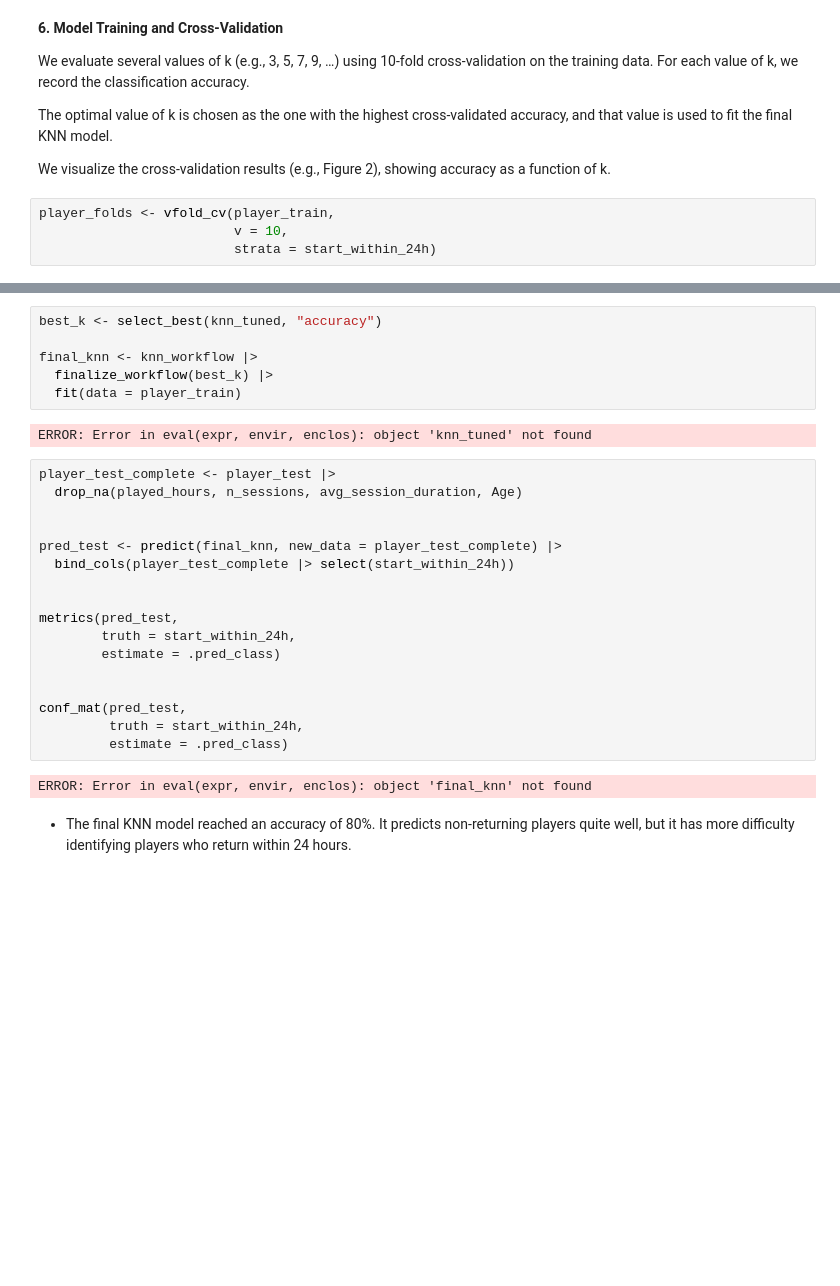
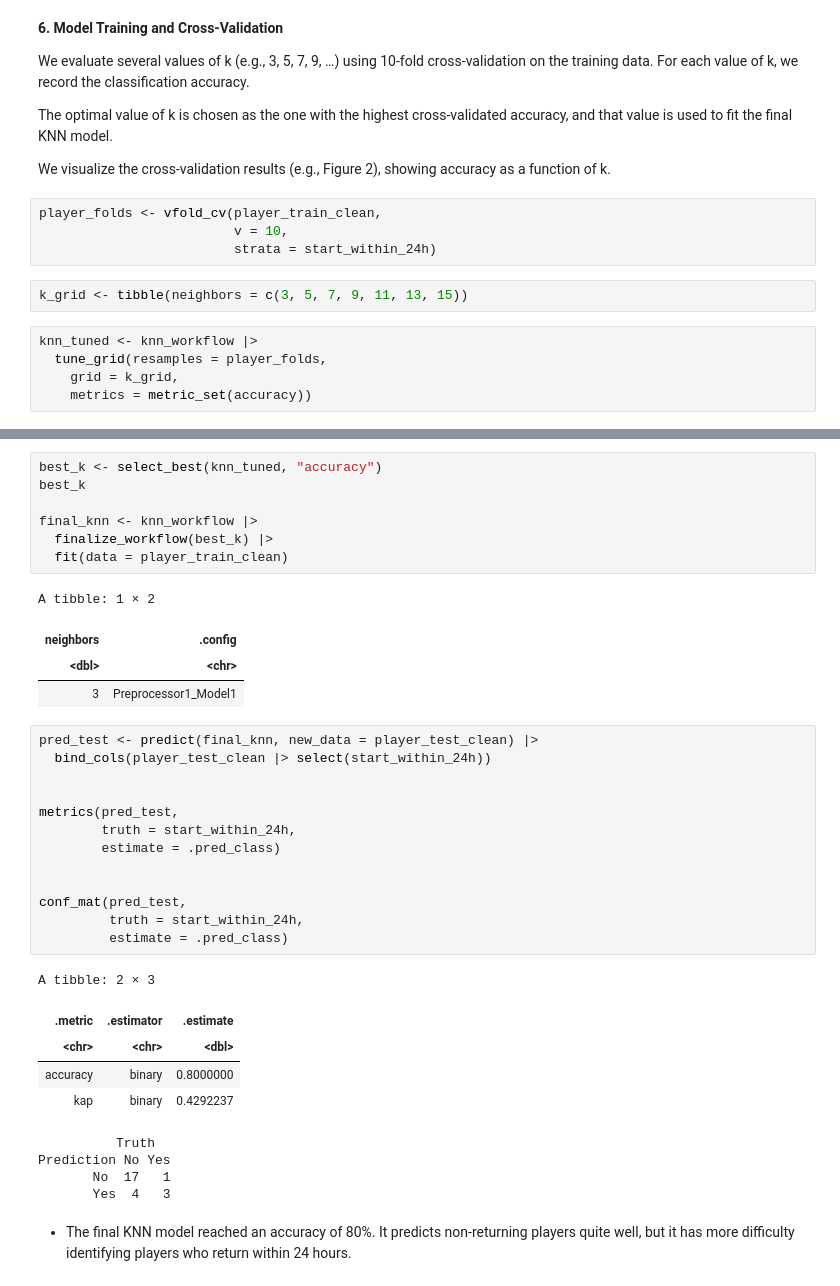
Before and after one commit to zzzlnn/dsci-100-group-project, a Jupyter notebook: DSCI100_Group_FinalProject.ipynb, the cells around one changed output, grey strips where cells are left out. Cells and saved outputs as stored; diff of their text form; blank space fills up the shorter version.

```diff
--- a/DSCI100_Group_FinalProject.ipynb
+++ b/DSCI100_Group_FinalProject.ipynb
@@ -327,9 +320,16 @@ The optimal value of k is chosen as the one with the highest cross-validated acc
 
 We visualize the cross-validation results (e.g., Figure 2), showing accuracy as a function of k.
 # %%
-player_folds <- vfold_cv(player_train,
+player_folds <- vfold_cv(player_train_clean,
                          v = 10,
                          strata = start_within_24h)
+# %%
+k_grid <- tibble(neighbors = c(3, 5, 7, 9, 11, 13, 15))
+# %%
+knn_tuned <- knn_workflow |>
+  tune_grid(resamples = player_folds,
+    grid = k_grid,
+    metrics = metric_set(accuracy))
 # %%
 collect_metrics(knn_tuned)
 # %% [output]
@@ -337,30 +346,38 @@ ERROR: Error in eval(expr, envir, enclos): object 'knn_tuned' not found
 # %%
 best_k <- select_best(knn_tuned, "accuracy")
+best_k
 
 final_knn <- knn_workflow |>
   finalize_workflow(best_k) |>
-  fit(data = player_train)
+  fit(data = player_train_clean)
 # %% [output]
-ERROR: Error in eval(expr, envir, enclos): object 'knn_tuned' not found
+A tibble: 1 × 2
+| neighbors | .config |
+| <dbl> | <chr> |
+| 3 | Preprocessor1_Model1 |
 # %%
-player_test_complete <- player_test |>
-  drop_na(played_hours, n_sessions, avg_session_duration, Age)
-
-
-pred_test <- predict(final_knn, new_data = player_test_complete) |>
-  bind_cols(player_test_complete |> select(start_within_24h))
+pred_test <- predict(final_knn, new_data = player_test_clean) |>
+  bind_cols(player_test_clean |> select(start_within_24h))
 
 
 metrics(pred_test,
         truth = start_within_24h,
         estimate = .pred_class)
 
 
 conf_mat(pred_test,
          truth = start_within_24h,
          estimate = .pred_class)
 # %% [output]
-ERROR: Error in eval(expr, envir, enclos): object 'final_knn' not found
+A tibble: 2 × 3
+| .metric | .estimator | .estimate |
+| <chr> | <chr> | <dbl> |
+| accuracy | binary | 0.8000000 |
+| kap | binary | 0.4292237 |
+          Truth
+Prediction No Yes
+       No  17   1
+       Yes  4   3
 # %% [markdown]
 * The final KNN model reached an accuracy of 80%. It predicts non-returning players quite well, but it has more difficulty identifying players who return within 24 hours.
 # %% [markdown]
```
Also changed, not shown: parts of 8 cells of this notebook.
